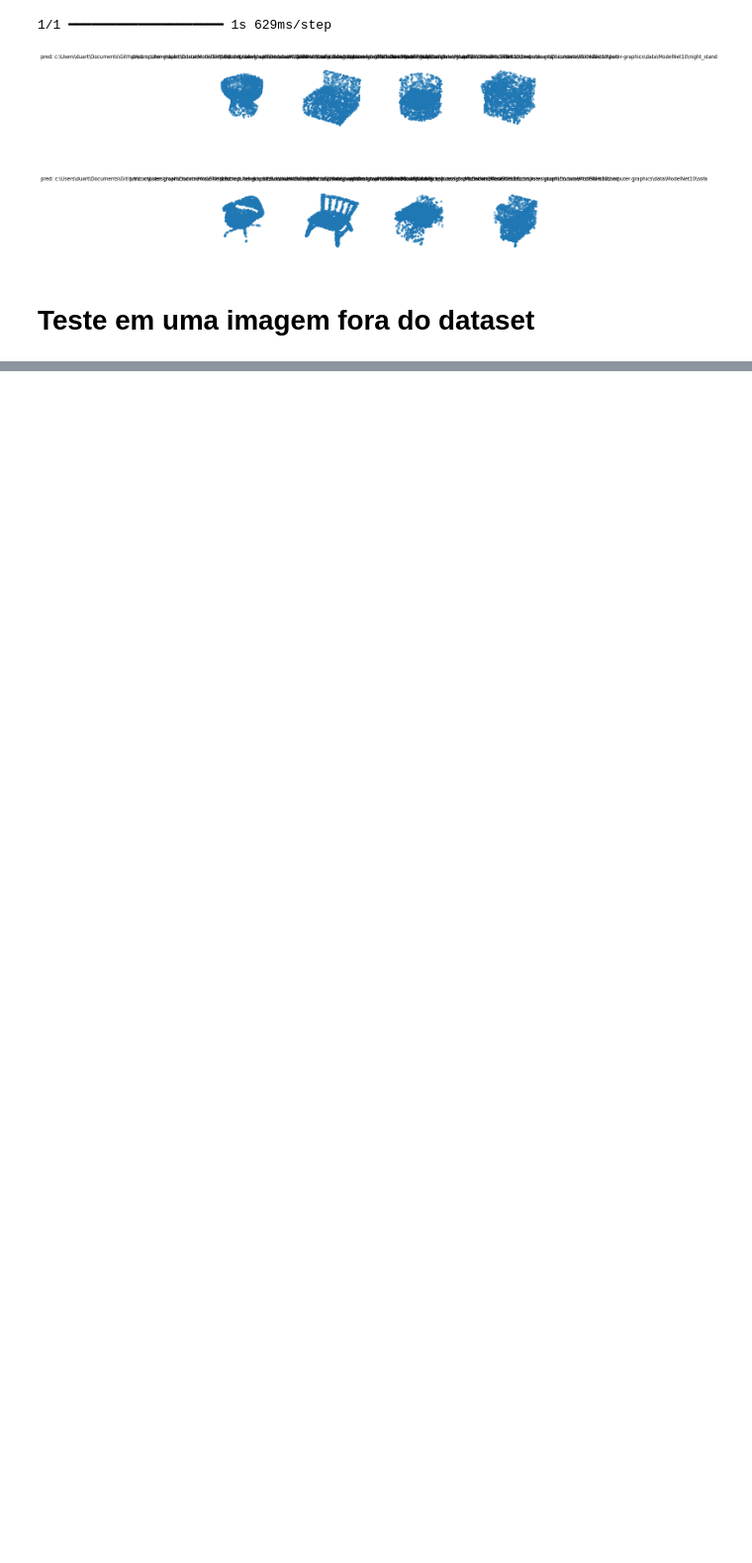
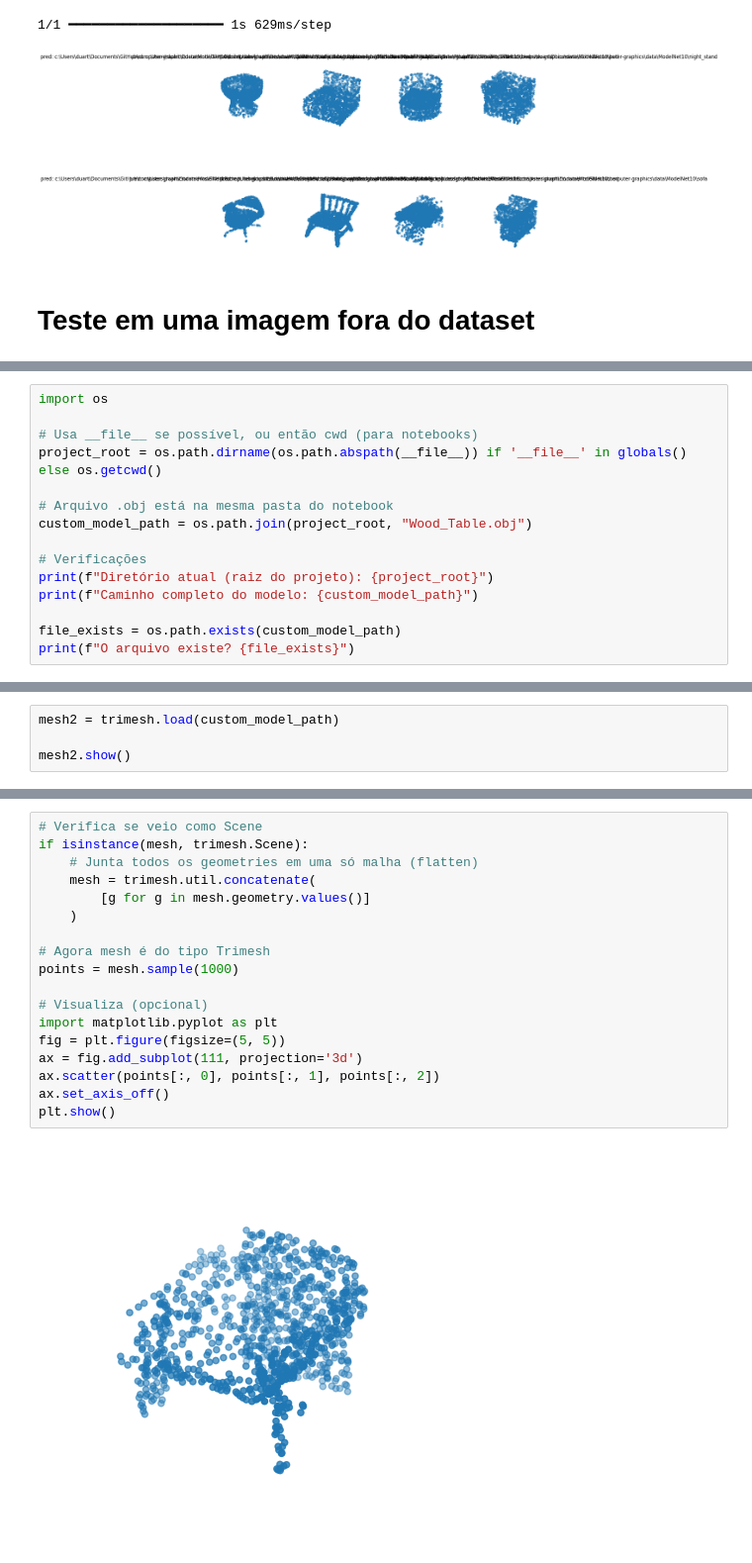
Before and after one commit to danielduartt/computer-graphics, a Jupyter notebook: point_cloud/projeto_01/3D_PointCloudClassificatio.ipynb, the cells around one changed output, grey strips where cells are left out. Shown at 99% size. Cells and saved outputs as stored; diff of their text form; blank space fills up the shorter version.

Commit message:
fix: add imagens de teste e treinando o modelo

```diff
--- a/point_cloud/projeto_01/3D_PointCloudClassificatio.ipynb
+++ b/point_cloud/projeto_01/3D_PointCloudClassificatio.ipynb
@@ -311,0 +258,15 @@ O arquivo existe? False
+# %%
+import os
+
+# Usa __file__ se possível, ou então cwd (para notebooks)
+project_root = os.path.dirname(os.path.abspath(__file__)) if '__file__' in globals() else os.getcwd()
+
+# Arquivo .obj está na mesma pasta do notebook
+custom_model_path = os.path.join(project_root, "Wood_Table.obj")
+
+# Verificações
+print(f"Diretório atual (raiz do projeto): {project_root}")
+print(f"Caminho completo do modelo: {custom_model_path}")
+
+file_exists = os.path.exists(custom_model_path)
+print(f"O arquivo existe? {file_exists}")
@@ -311,0 +277,4 @@ O arquivo existe? False
+# %%
+mesh2 = trimesh.load(custom_model_path)
+
+mesh2.show()
@@ -311,0 +283,20 @@ O arquivo existe? False
+# %%
+# Verifica se veio como Scene
+if isinstance(mesh, trimesh.Scene):
+    # Junta todos os geometries em uma só malha (flatten)
+    mesh = trimesh.util.concatenate(
+        [g for g in mesh.geometry.values()]
+    )
+
+# Agora mesh é do tipo Trimesh
+points = mesh.sample(1000)
+
+# Visualiza (opcional)
+import matplotlib.pyplot as plt
+fig = plt.figure(figsize=(5, 5))
+ax = fig.add_subplot(111, projection='3d')
+ax.scatter(points[:, 0], points[:, 1], points[:, 2])
+ax.set_axis_off()
+plt.show()
+# %% [output]
+[figure, added]
```
Also changed, not shown: parts of 8 cells of this notebook, 2 other files.
